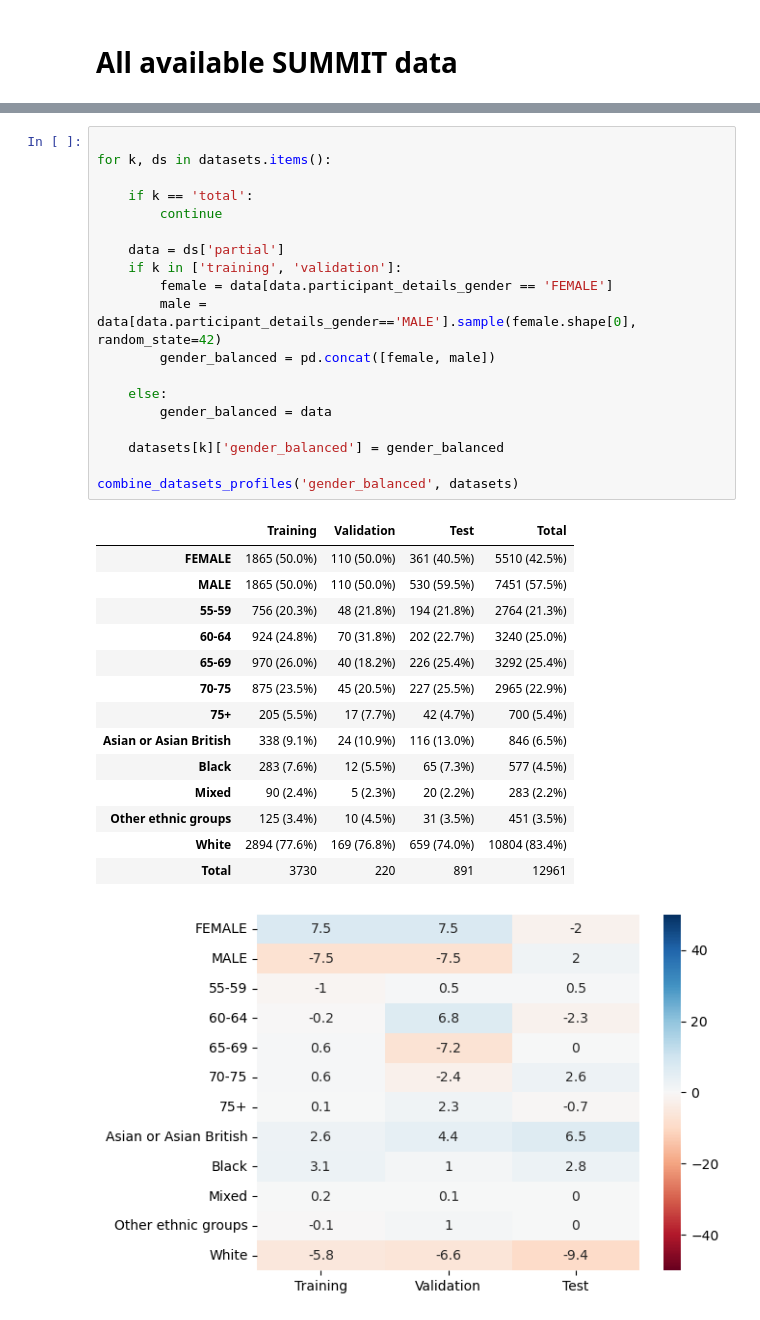
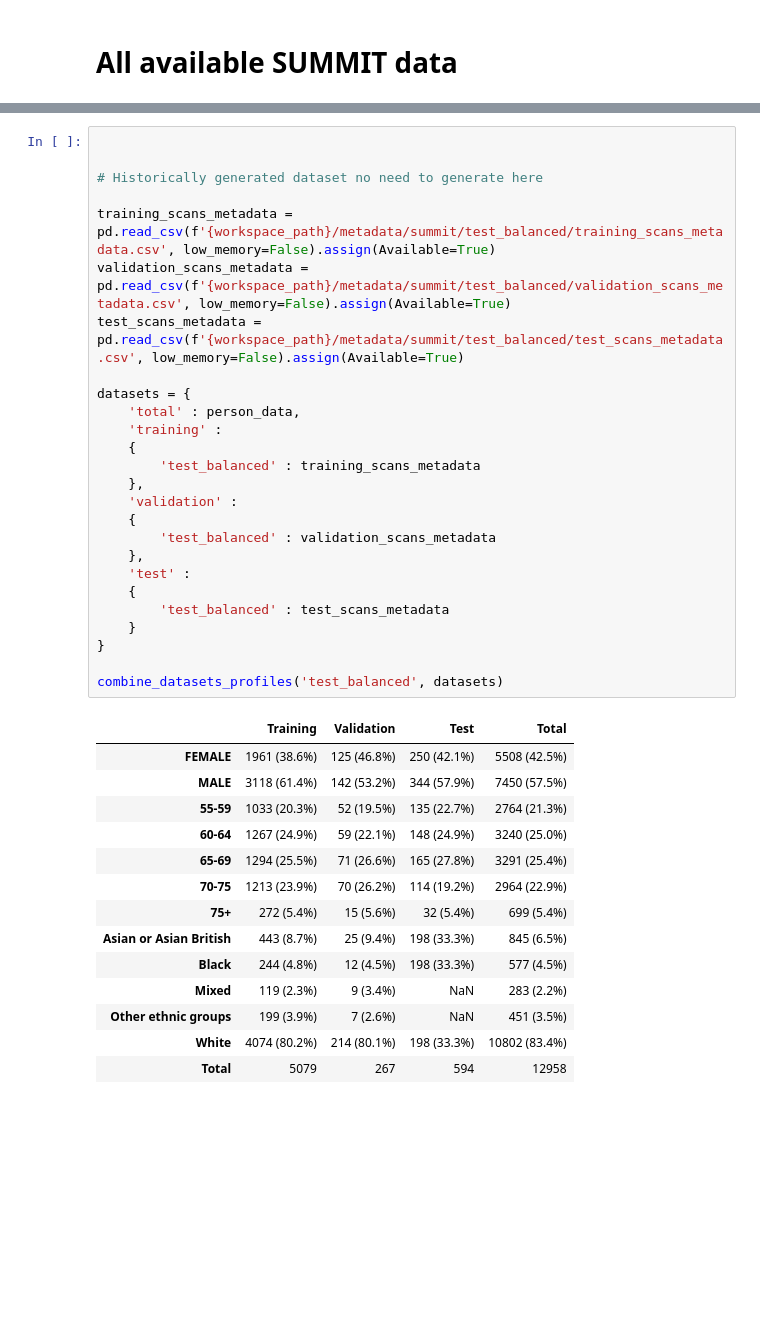
Before and after one commit to johnmccabe44/fairness-in-nodule-detection, a Jupyter notebook: notebooks/FairnessInNoduleDetectionAlgorithms/experiment_design.ipynb, the cells around one changed output, grey strips where cells are left out. Cells and saved outputs as stored; diff of their text form; blank space fills up the shorter version.

```diff
--- a/notebooks/FairnessInNoduleDetectionAlgorithms/experiment_design.ipynb
+++ b/notebooks/FairnessInNoduleDetectionAlgorithms/experiment_design.ipynb
@@ -672,35 +433,41 @@ test boxes: 25
-# %%
-
-for k, ds in datasets.items():
-
-    if k == 'total':
-        continue
-
-    data = ds['partial']
-    if k in ['training', 'validation']:
-        female = data[data.participant_details_gender == 'FEMALE']
-        male = data[data.participant_details_gender=='MALE'].sample(female.shape[0], random_state=42)
-        gender_balanced = pd.concat([female, male])
-
-    else:
-        gender_balanced = data
-
-    datasets[k]['gender_balanced'] = gender_balanced
-
-combine_datasets_profiles('gender_balanced', datasets)
-# %% [output]
-|  | Training | Validation | Test | Total |
-| FEMALE | 1865 (50.0%) | 110 (50.0%) | 361 (40.5%) | 5510 (42.5%) |
-| MALE | 1865 (50.0%) | 110 (50.0%) | 530 (59.5%) | 7451 (57.5%) |
-| 55-59 | 756 (20.3%) | 48 (21.8%) | 194 (21.8%) | 2764 (21.3%) |
-| 60-64 | 924 (24.8%) | 70 (31.8%) | 202 (22.7%) | 3240 (25.0%) |
-| 65-69 | 970 (26.0%) | 40 (18.2%) | 226 (25.4%) | 3292 (25.4%) |
-| 70-75 | 875 (23.5%) | 45 (20.5%) | 227 (25.5%) | 2965 (22.9%) |
-| 75+ | 205 (5.5%) | 17 (7.7%) | 42 (4.7%) | 700 (5.4%) |
-| Asian or Asian British | 338 (9.1%) | 24 (10.9%) | 116 (13.0%) | 846 (6.5%) |
-| Black | 283 (7.6%) | 12 (5.5%) | 65 (7.3%) | 577 (4.5%) |
-| Mixed | 90 (2.4%) | 5 (2.3%) | 20 (2.2%) | 283 (2.2%) |
-| Other ethnic groups | 125 (3.4%) | 10 (4.5%) | 31 (3.5%) | 451 (3.5%) |
-| White | 2894 (77.6%) | 169 (76.8%) | 659 (74.0%) | 10804 (83.4%) |
-| Total | 3730 | 220 | 891 | 12961 |
-[figure, removed]
+# %%
+
+
+# Historically generated dataset no need to generate here
+
+training_scans_metadata = pd.read_csv(f'{workspace_path}/metadata/summit/test_balanced/training_scans_metadata.csv', low_memory=False).assign(Available=True)
+validation_scans_metadata = pd.read_csv(f'{workspace_path}/metadata/summit/test_balanced/validation_scans_metadata.csv', low_memory=False).assign(Available=True)
+test_scans_metadata = pd.read_csv(f'{workspace_path}/metadata/summit/test_balanced/test_scans_metadata.csv', low_memory=False).assign(Available=True)
+
+datasets = {
+    'total' : person_data,
+    'training' :
+    {
+        'test_balanced' : training_scans_metadata
+    },
+    'validation' :
+    {
+        'test_balanced' : validation_scans_metadata
+    },
+    'test' :
+    {
+        'test_balanced' : test_scans_metadata
+    }
+}
+
+combine_datasets_profiles('test_balanced', datasets)
+# %% [output]
+|  | Training | Validation | Test | Total |
+| FEMALE | 1961 (38.6%) | 125 (46.8%) | 250 (42.1%) | 5508 (42.5%) |
+| MALE | 3118 (61.4%) | 142 (53.2%) | 344 (57.9%) | 7450 (57.5%) |
+| 55-59 | 1033 (20.3%) | 52 (19.5%) | 135 (22.7%) | 2764 (21.3%) |
+| 60-64 | 1267 (24.9%) | 59 (22.1%) | 148 (24.9%) | 3240 (25.0%) |
+| 65-69 | 1294 (25.5%) | 71 (26.6%) | 165 (27.8%) | 3291 (25.4%) |
+| 70-75 | 1213 (23.9%) | 70 (26.2%) | 114 (19.2%) | 2964 (22.9%) |
+| 75+ | 272 (5.4%) | 15 (5.6%) | 32 (5.4%) | 699 (5.4%) |
+| Asian or Asian British | 443 (8.7%) | 25 (9.4%) | 198 (33.3%) | 845 (6.5%) |
+| Black | 244 (4.8%) | 12 (4.5%) | 198 (33.3%) | 577 (4.5%) |
+| Mixed | 119 (2.3%) | 9 (3.4%) | NaN | 283 (2.2%) |
+| Other ethnic groups | 199 (3.9%) | 7 (2.6%) | NaN | 451 (3.5%) |
+| White | 4074 (80.2%) | 214 (80.1%) | 198 (33.3%) | 10802 (83.4%) |
+| Total | 5079 | 267 | 594 | 12958 |
```
Also changed, not shown: parts of 24 cells of this notebook.
